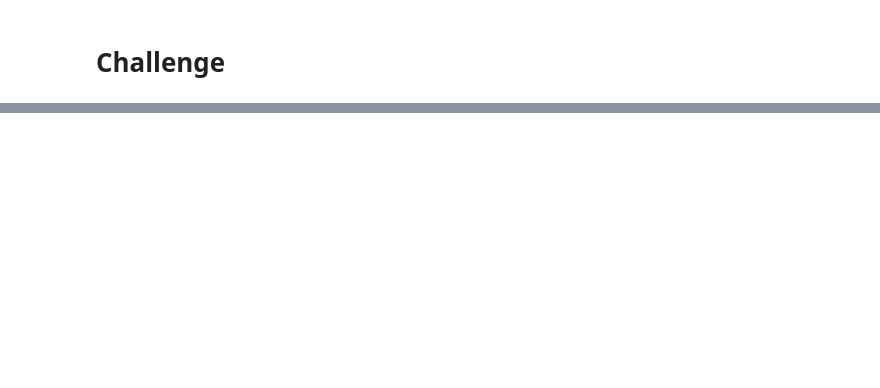
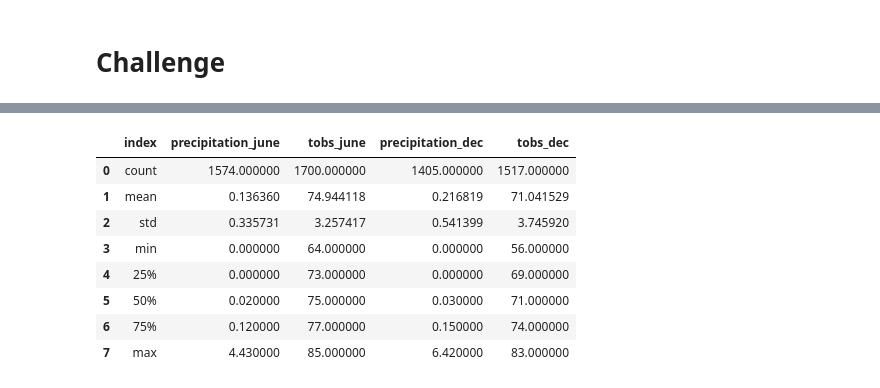
Before and after one commit to mspamelalea/Surfs_Up, a Jupyter notebook: climate_analysis.ipynb, the cells around one changed output, grey strips where cells are left out. Saved outputs shown, nothing was run; the diff lists cells and outputs as text; code cells hidden in the pictures; blank space fills up the shorter version.

```diff
--- a/climate_analysis.ipynb
+++ b/climate_analysis.ipynb
@@ -206,0 +294,7 @@ plt.tight_layout()
+# %%
+# Save the query results as a Pandas DataFrame and set the index to the date column
+december_tobs_df = pd.DataFrame(results_12, columns=['date','precipitation', 'tobs'])
+december_tobs_df.set_index(december_tobs_df['date'], inplace=True)
+
+december_tobs_df = december_tobs_df.sort_index()
+print(december_tobs_df.to_string(index=False))
@@ -206,0 +319,4 @@ plt.tight_layout()
+# %%
+# Use Pandas to calculate the summary statistics for the December precipitation data
+december_stats_df = december_tobs_df.describe()
+december_stats_df
@@ -206,0 +333,4 @@ plt.tight_layout()
+# %%
+# Use Pandas to calcualte the summary statistics for the December precipitation data
+june_stats_df.reset_index(level=0, inplace=True)
+december_stats_df.reset_index(level=0, inplace=True)
@@ -206,0 +350,14 @@ plt.tight_layout()
+# %%
+statistics_df = pd.merge(june_stats_df, december_stats_df, on='index', suffixes=['_june','_dec'])
+# %%
+statistics_df
+# %% [output]
+|  | index | precipitation_june | tobs_june | precipitation_dec | tobs_dec |
+| 0 | count | 1574.000000 | 1700.000000 | 1405.000000 | 1517.000000 |
+| 1 | mean | 0.136360 | 74.944118 | 0.216819 | 71.041529 |
+| 2 | std | 0.335731 | 3.257417 | 0.541399 | 3.745920 |
+| 3 | min | 0.000000 | 64.000000 | 0.000000 | 56.000000 |
+| 4 | 25% | 0.000000 | 73.000000 | 0.000000 | 69.000000 |
+| 5 | 50% | 0.020000 | 75.000000 | 0.030000 | 71.000000 |
+| 6 | 75% | 0.120000 | 77.000000 | 0.150000 | 74.000000 |
+| 7 | max | 4.430000 | 85.000000 | 6.420000 | 83.000000 |
```
Also changed, not shown: parts of 14 cells of this notebook.
